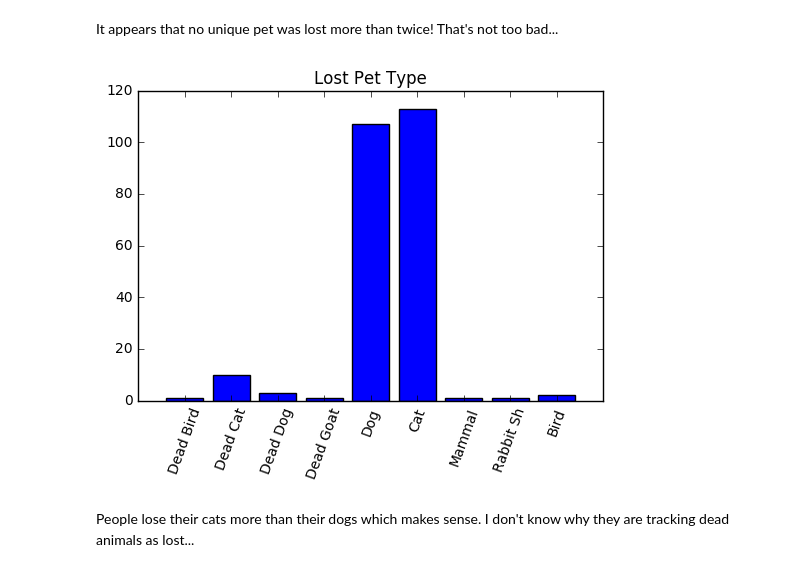
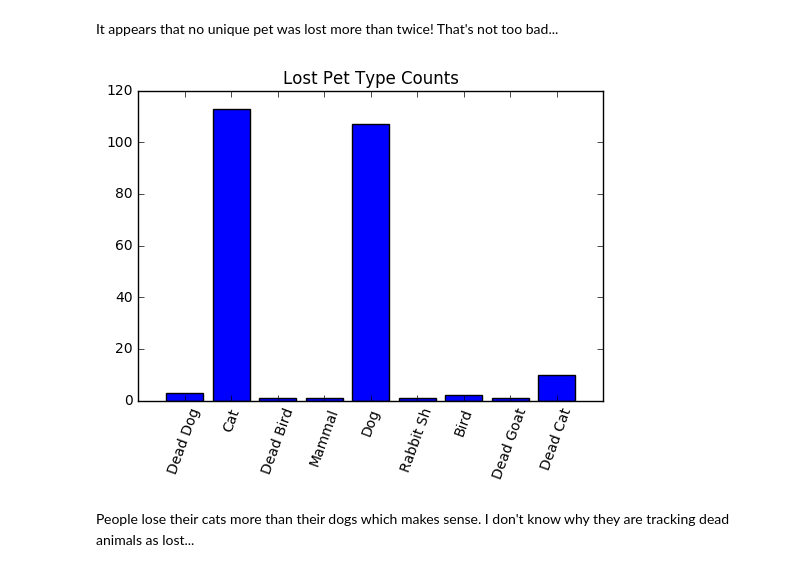
Before and after one commit to sirrah23/Lost_Pets_Data, a Jupyter notebook: Lost_Pets_Dataset.ipynb, the cells around one changed output. Saved outputs shown, nothing was run; the diff lists cells and outputs as text; code cells hidden in the pictures.

```diff
--- a/Lost_Pets_Dataset.ipynb
+++ b/Lost_Pets_Dataset.ipynb
@@ -63,22 +78,8 @@ plt.show()
 # %% [markdown]
 It appears that no unique pet was lost more than twice! That's not too bad...
-# %%
-csv_file.seek(0)
-counts = defaultdict(int)
-next(reader)
-for row in reader:
-    counts[row['animal_type']] += 1
-#counts = dict(Counter(counts).most_common(15))
-ID_list = list(counts.keys())
-ID_count = list(counts.values())
-
-x = range(len(ID_list))
-y = ID_count
-plt.bar(x, y , color='blue', align='center')
-plt.title('Lost Pet Type')
-plt.xticks(x, ID_list, rotation=70)
-plt.show()
-# %% [output]
-[figure, removed]
+# %%
+LostPetDataCnt.plot('animal_type', 'Lost Pet Type Counts')
+# %% [output]
+[figure, added]
 # %% [markdown]
 People lose their cats more than their dogs which makes sense. I don't know why they are tracking dead animals as lost...
```
Also changed, not shown: parts of 14 cells of this notebook.
